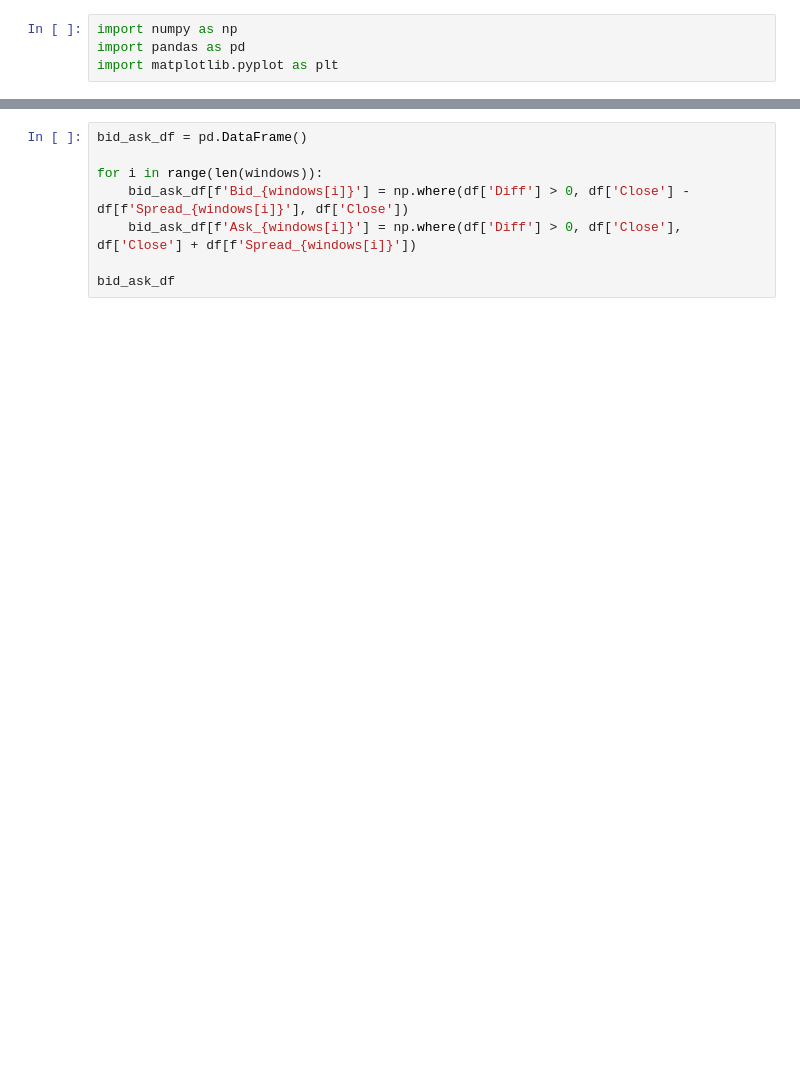
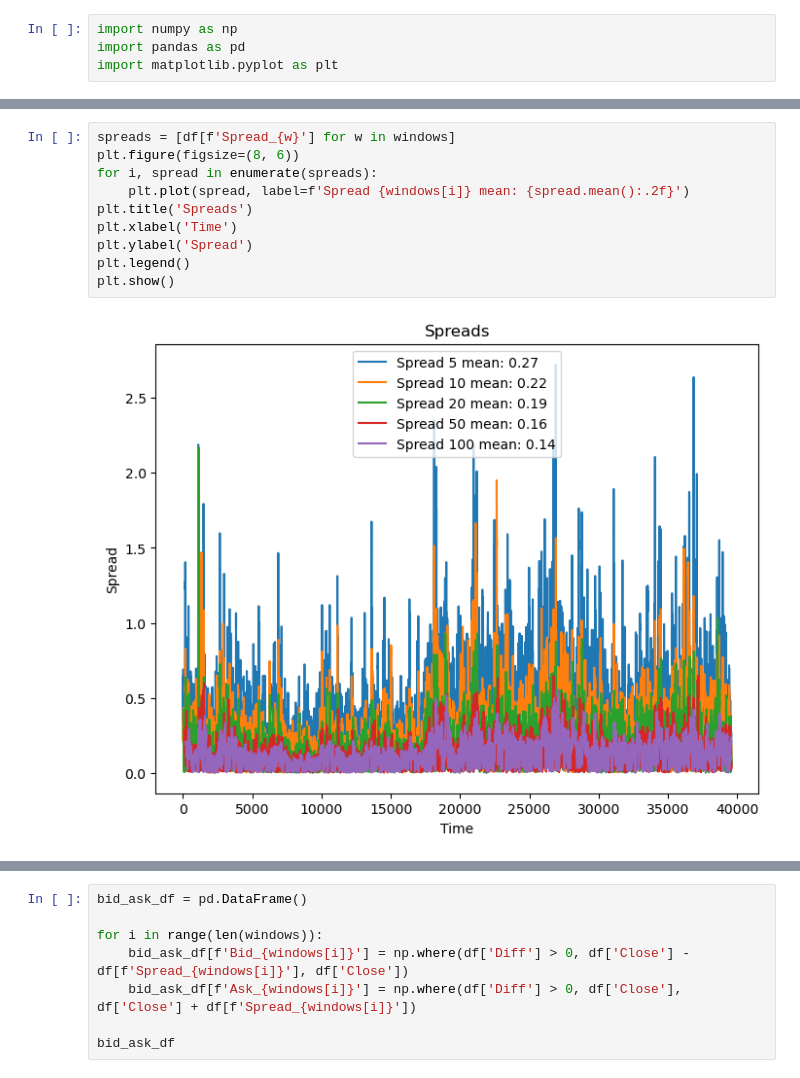
Before and after one commit to LuisMB09/Trading, a Jupyter notebook: effective_spread.ipynb, the cells around one changed output, grey strips where cells are left out. Cells and saved outputs as stored; diff of their text form; blank space fills up the shorter version.

```diff
--- a/effective_spread.ipynb
+++ b/effective_spread.ipynb
@@ -19 +79,13 @@ s = $2 \sqrt{cov}$
+# %%
+spreads = [df[f'Spread_{w}'] for w in windows]
+plt.figure(figsize=(8, 6))
+for i, spread in enumerate(spreads):
+    plt.plot(spread, label=f'Spread {windows[i]} mean: {spread.mean():.2f}')
+plt.title('Spreads')
+plt.xlabel('Time')
+plt.ylabel('Spread')
+plt.legend()
+plt.show()
+# %% [output]
+[figure, added]
 # %% [markdown]
```
Also changed, not shown: parts of 11 cells of this notebook.
